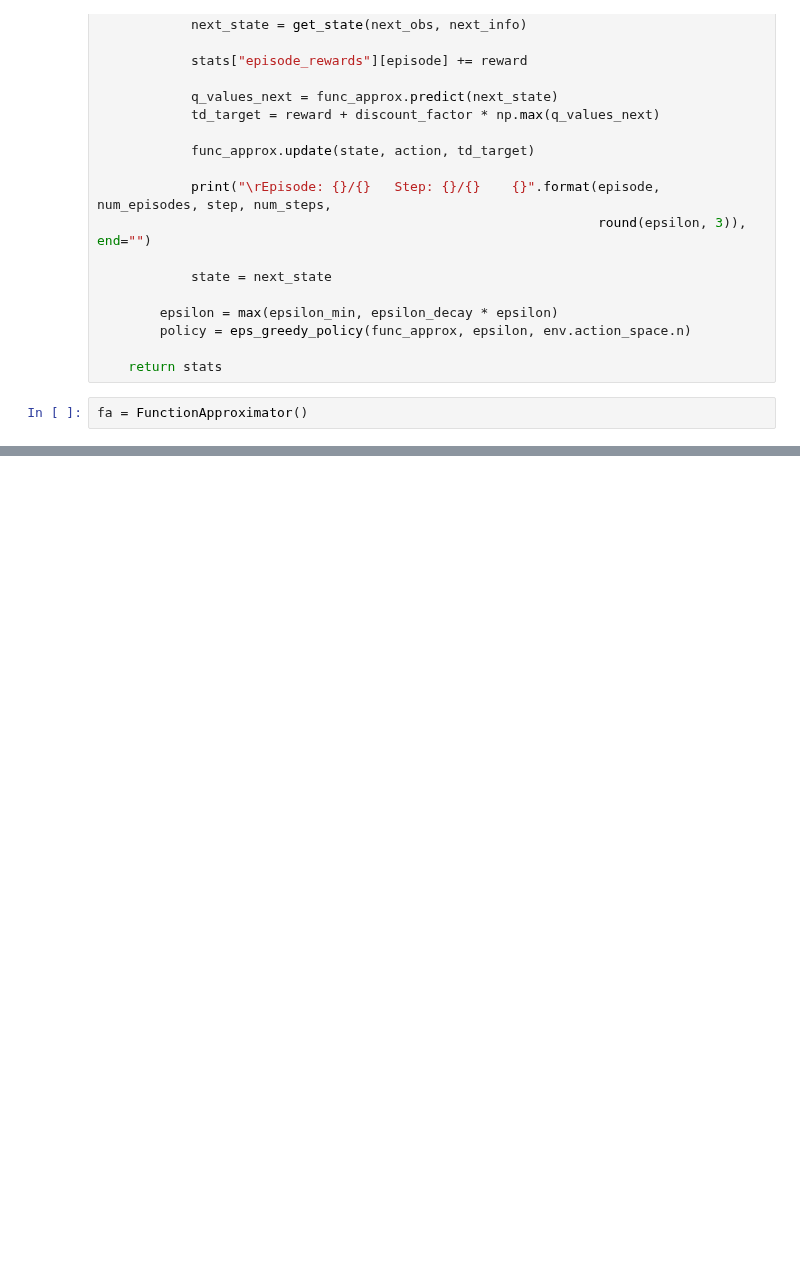
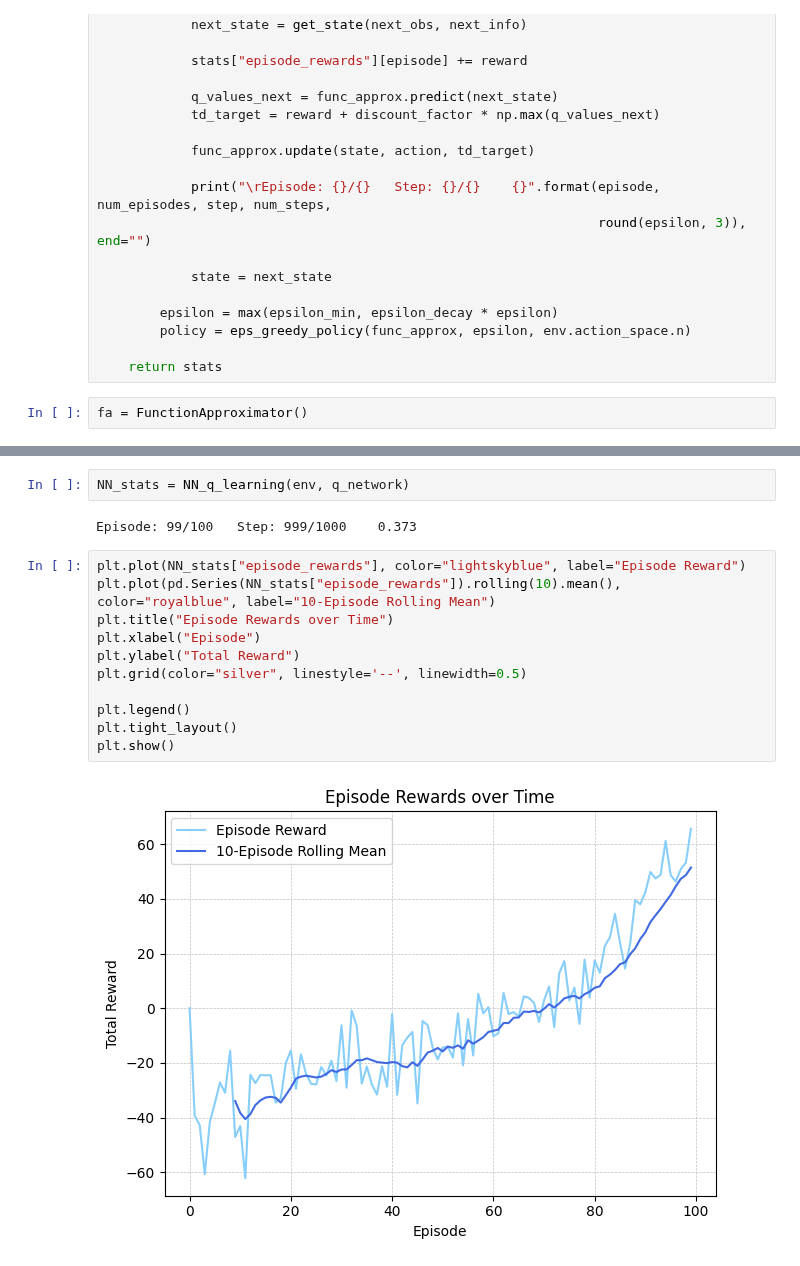
Before and after one commit to kuimetra/reinforcement_learning, a Jupyter notebook: problem_set5/main.ipynb, the cells around one changed output, grey strips where cells are left out. Cells and saved outputs as stored; diff of their text form; blank space fills up the shorter version.

```diff
--- a/problem_set5/main.ipynb
+++ b/problem_set5/main.ipynb
@@ -164,0 +228,17 @@ plt.show()
+# %%
+NN_stats = NN_q_learning(env, q_network)
+# %% [output]
+Episode: 99/100   Step: 999/1000    0.373
+# %%
+plt.plot(NN_stats["episode_rewards"], color="lightskyblue", label="Episode Reward")
+plt.plot(pd.Series(NN_stats["episode_rewards"]).rolling(10).mean(), color="royalblue", label="10-Episode Rolling Mean")
+plt.title("Episode Rewards over Time")
+plt.xlabel("Episode")
+plt.ylabel("Total Reward")
+plt.grid(color="silver", linestyle='--', linewidth=0.5)
+
+plt.legend()
+plt.tight_layout()
+plt.show()
+# %% [output]
+[figure, added]
```
Also changed, not shown: parts of 8 cells of this notebook.
